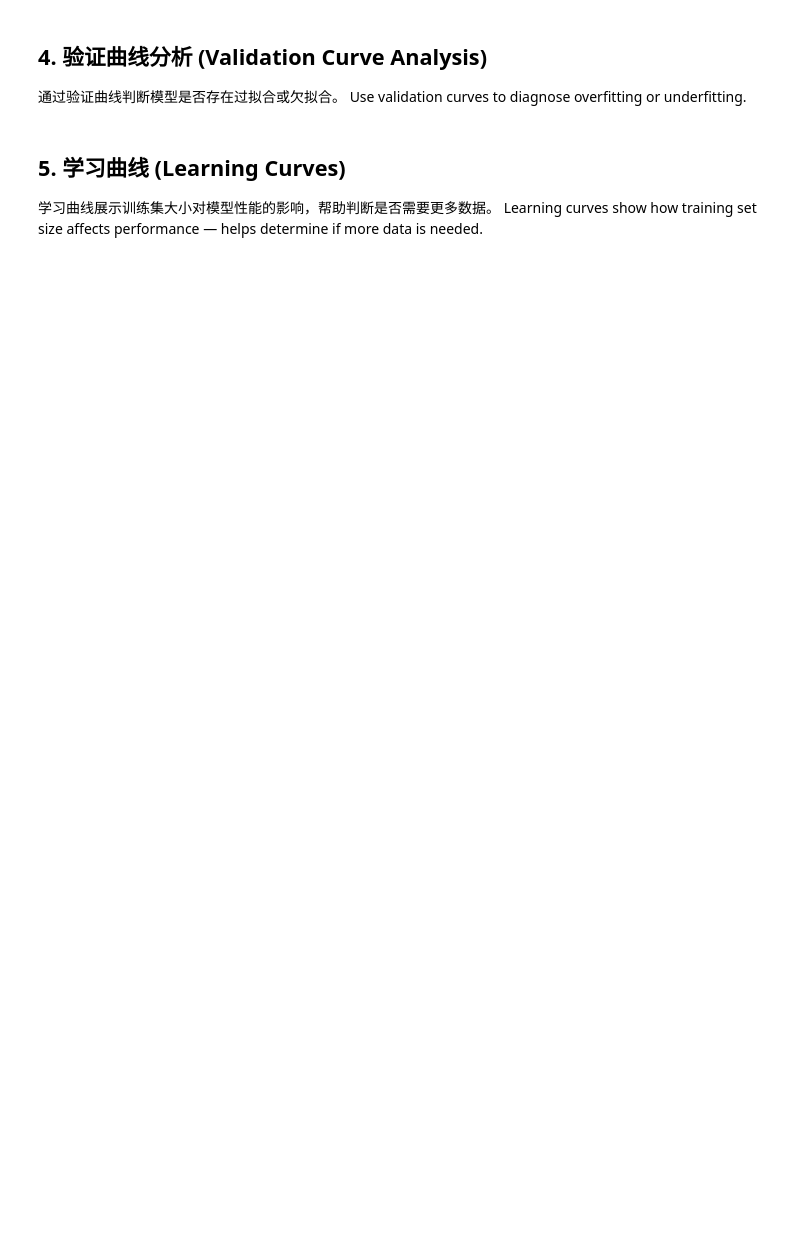
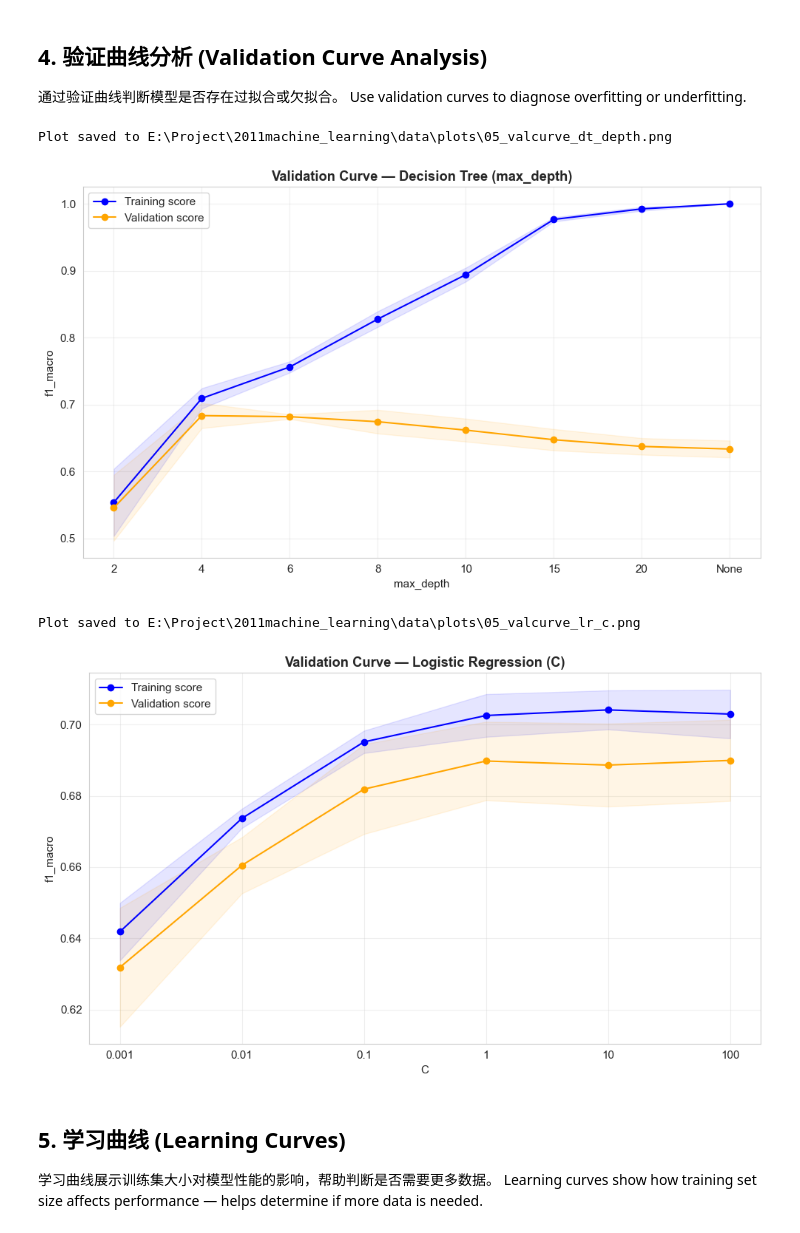
Before and after one commit to pheonix2006/dsaa2011_machine_learning, a Jupyter notebook: notebooks/05_model_evaluation.ipynb, the cells around one changed output. Drawn from its saved outputs; the diff is of its cells as text; code cells hidden in the pictures; blank space fills up the shorter version.

```diff
--- a/notebooks/05_model_evaluation.ipynb
+++ b/notebooks/05_model_evaluation.ipynb
@@ -141,25 +182,30 @@ Use validation curves to diagnose overfitting or underfitting.
 # %%
 # Decision Tree: max_depth 验证曲线 / Decision Tree: max_depth validation curve
 from sklearn.tree import DecisionTreeClassifier
 plot_validation_curve(
     DecisionTreeClassifier(random_state=42),
     X_trainval.values, y_trainval.values,
     param_name="max_depth", param_range=[2, 4, 6, 8, 10, 15, 20, None],
     title="Validation Curve \u2014 Decision Tree (max_depth)",
     save_path=os.path.join(PLOT_DIR, "05_valcurve_dt_depth.png"),
 )
 plt.show()
 
 # Logistic Regression: C 验证曲线 / Logistic Regression: C validation curve
 from sklearn.linear_model import LogisticRegression
 plot_validation_curve(
-    LogisticRegression(random_state=42, max_iter=1000, multi_class="multinomial"),
+    LogisticRegression(random_state=42, max_iter=1000),
     X_trainval.values, y_trainval.values,
     param_name="C", param_range=[0.001, 0.01, 0.1, 1, 10, 100],
     title="Validation Curve \u2014 Logistic Regression (C)",
     save_path=os.path.join(PLOT_DIR, "05_valcurve_lr_c.png"),
 )
 plt.show()
+# %% [output]
+Plot saved to E:\Project\2011machine_learning\data\plots\05_valcurve_dt_depth.png
+[figure, added]
+Plot saved to E:\Project\2011machine_learning\data\plots\05_valcurve_lr_c.png
+[figure, added]
 # %% [markdown]
 ## 5. 学习曲线 (Learning Curves)
 
```
Also changed, not shown: parts of 5 cells of this notebook, 1 other file.
